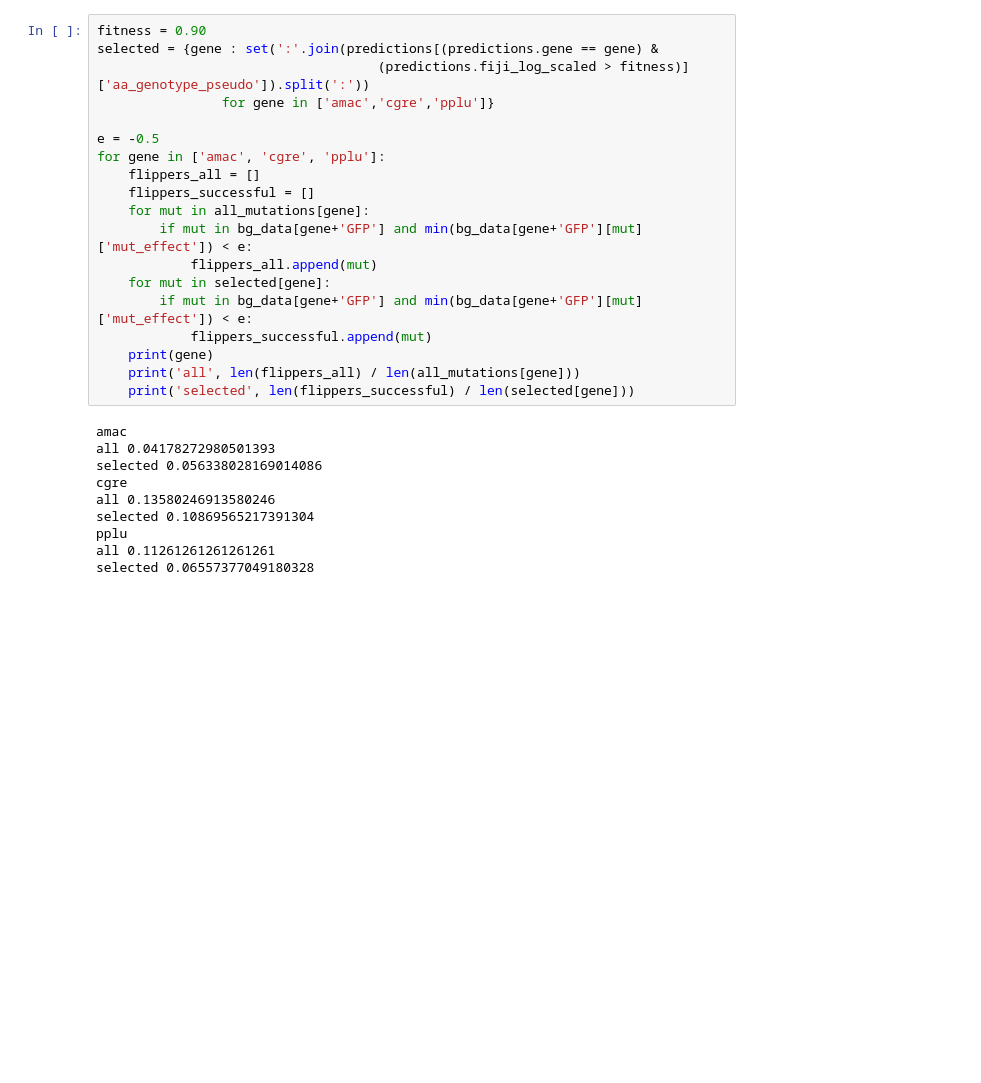
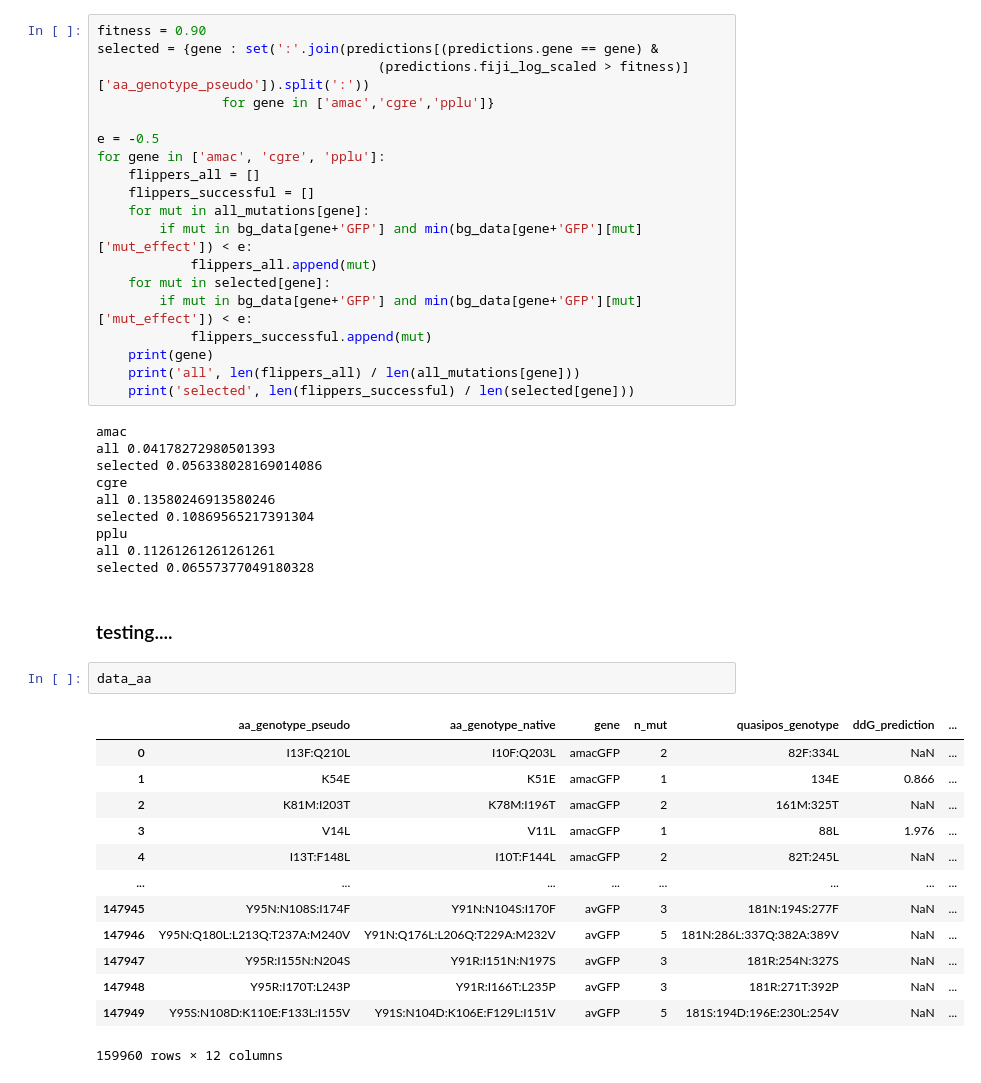
Before and after one commit to aequorea238/Orthologous_GFP_Fitness_Peaks, a Jupyter notebook: analysis/notebooks/lgs12_predictions_testing____.ipynb, the cells around one changed output. Saved outputs shown, nothing was run; the diff lists cells and outputs as text; blank space fills up the shorter version.

Commit message:
testing

```diff
--- a/analysis/notebooks/lgs12_predictions_testing.ipynb
+++ b/analysis/notebooks/lgs12_predictions_testing____.ipynb
@@ -137,3 +137,21 @@ selected 0.10869565217391304
 pplu
 all 0.11261261261261261
 selected 0.06557377049180328
+# %% [markdown]
+### testing....
+# %%
+data_aa
+# %% [output]
+|  | aa_genotype_pseudo | aa_genotype_native | gene | n_mut | quasipos_genotype | ddG_prediction | ... |
+| 0 | I13F:Q210L | I10F:Q203L | amacGFP | 2 | 82F:334L | NaN | ... |
+| 1 | K54E | K51E | amacGFP | 1 | 134E | 0.866 | ... |
+| 2 | K81M:I203T | K78M:I196T | amacGFP | 2 | 161M:325T | NaN | ... |
+| 3 | V14L | V11L | amacGFP | 1 | 88L | 1.976 | ... |
+| 4 | I13T:F148L | I10T:F144L | amacGFP | 2 | 82T:245L | NaN | ... |
+| ... | ... | ... | ... | ... | ... | ... | ... |
+| 147945 | Y95N:N108S:I174F | Y91N:N104S:I170F | avGFP | 3 | 181N:194S:277F | NaN | ... |
+| 147946 | Y95N:Q180L:L213Q:T237A:M240V | Y91N:Q176L:L206Q:T229A:M232V | avGFP | 5 | 181N:286L:337Q:382A:389V | NaN | ... |
+| 147947 | Y95R:I155N:N204S | Y91R:I151N:N197S | avGFP | 3 | 181R:254N:327S | NaN | ... |
+| 147948 | Y95R:I170T:L243P | Y91R:I166T:L235P | avGFP | 3 | 181R:271T:392P | NaN | ... |
+| 147949 | Y95S:N108D:K110E:F133L:I155V | Y91S:N104D:K106E:F129L:I151V | avGFP | 5 | 181S:194D:196E:230L:254V | NaN | ... |
+159960 rows × 12 columns
```
Also changed, not shown: parts of 9 cells of this notebook.
